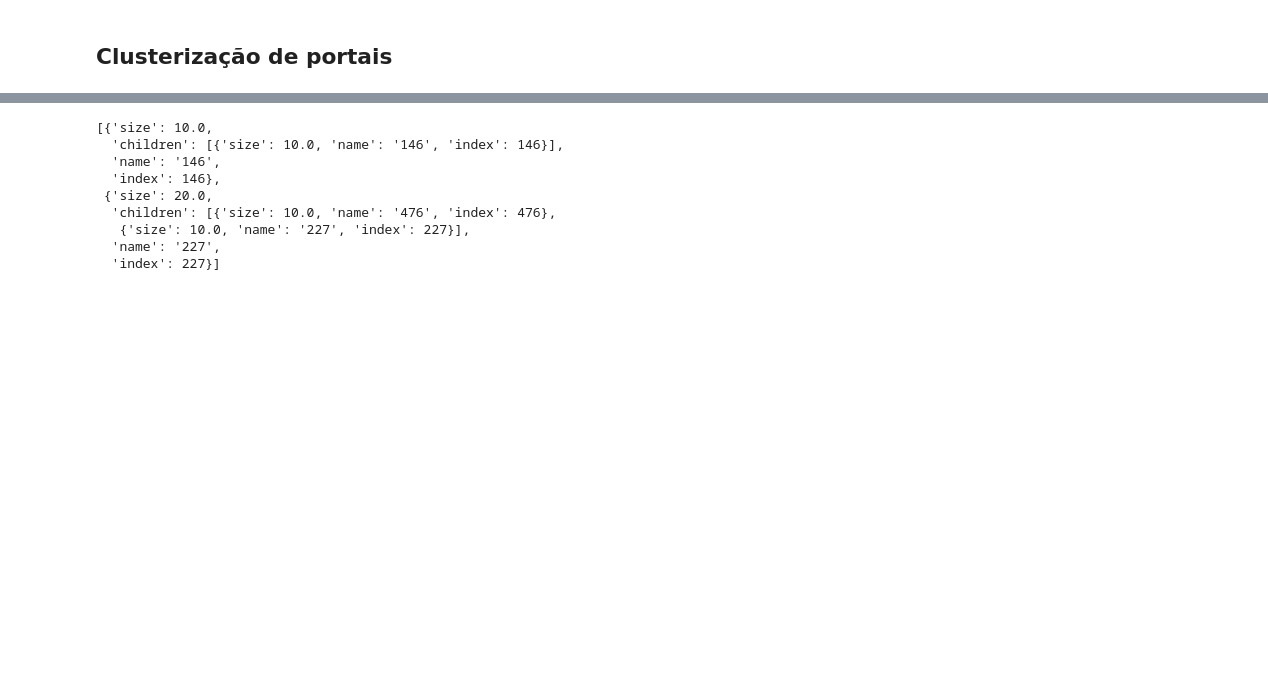
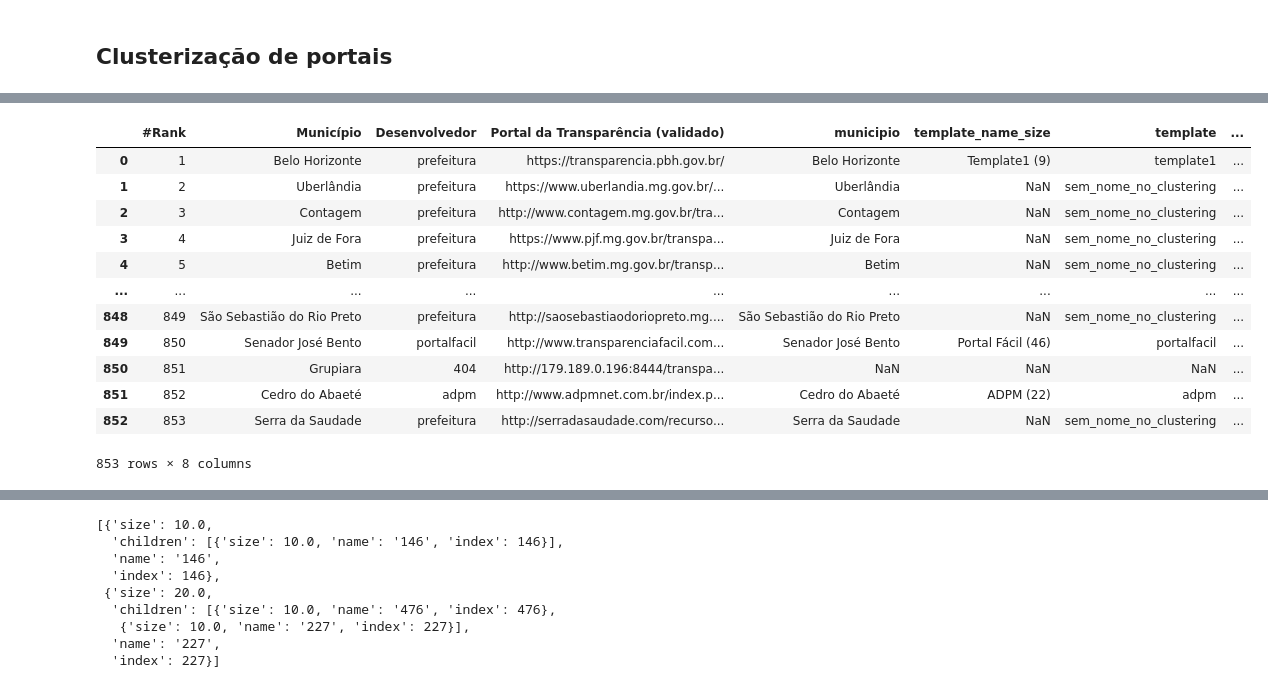
Before and after one commit to MPMG-DCC-UFMG/F01-gerenciamento, a Jupyter notebook: dashboard/Dashboard Tests.ipynb, the cells around one changed output, grey strips where cells are left out. Drawn from its saved outputs; the diff is of its cells as text; code cells hidden in the pictures; blank space fills up the shorter version.

Commit message:
Identificando diferencas entre planilha e clustering

```diff
--- a/dashboard/Dashboard Tests.ipynb
+++ b/dashboard/Dashboard Tests.ipynb
@@ -23,0 +26,13 @@ import figures, main_etl, extract_data, transform_data
+# %%
+planilha = pd.read_csv('data/Portais x Templates - links_validados.csv',
+                       usecols=['#Rank', 'Município','Desenvolvedor',
+                                'Portal da Transparência (validado)']
+                      ).sort_values('#Rank')
+print('Planilha:', planilha.shape)
+display(planilha.head())
+
+clustering = pd.read_csv('data/municipios_clusters.csv',
+                        usecols=['municipio', 'template_name_size',
+                                 'template', 'cluster_id'])
+print('Clustering:', clustering.shape)
+display(clustering.head())
@@ -23,0 +54,30 @@ import figures, main_etl, extract_data, transform_data
+# %%
+# pre-processing
+clustering.template = clustering.template.str.normalize('NFKD').str.encode(
+    'ascii', errors='ignore').str.decode('utf-8')
+clustering.template = clustering.template.str.lower()
+clustering.template = clustering.template.str.replace(' ', '')
+planilha.Desenvolvedor = planilha.Desenvolvedor.str.lower()
+planilha.Desenvolvedor = planilha.Desenvolvedor.str.replace(' ', '')
+clustering.template = clustering.template.fillna('sem_nome_no_clustering')
+
+clustering.loc[clustering.municipio == 'Pingo d\'Água', 'municipio'] = 'Pingo-d\'Água'
+clustering.loc[clustering.municipio == 'São Thomé das Letras', 'municipio'] = 'São Tomé das Letras'
+
+# merge
+merged = pd.merge(planilha, clustering, left_on='Município', right_on='municipio', how='outer')
+merged
+# %% [output]
+|  | #Rank | Município | Desenvolvedor | Portal da Transparência (validado) | municipio | template_name_size | template | ... |
+| 0 | 1 | Belo Horizonte | prefeitura | https://transparencia.pbh.gov.br/ | Belo Horizonte | Template1 (9) | template1 | ... |
+| 1 | 2 | Uberlândia | prefeitura | https://www.uberlandia.mg.gov.br/... | Uberlândia | NaN | sem_nome_no_clustering | ... |
+| 2 | 3 | Contagem | prefeitura | http://www.contagem.mg.gov.br/tra... | Contagem | NaN | sem_nome_no_clustering | ... |
+| 3 | 4 | Juiz de Fora | prefeitura | https://www.pjf.mg.gov.br/transpa... | Juiz de Fora | NaN | sem_nome_no_clustering | ... |
+| 4 | 5 | Betim | prefeitura | http://www.betim.mg.gov.br/transp... | Betim | NaN | sem_nome_no_clustering | ... |
+| ... | ... | ... | ... | ... | ... | ... | ... | ... |
+| 848 | 849 | São Sebastião do Rio Preto | prefeitura | http://saosebastiaodoriopreto.mg.... | São Sebastião do Rio Preto | NaN | sem_nome_no_clustering | ... |
+| 849 | 850 | Senador José Bento | portalfacil | http://www.transparenciafacil.com... | Senador José Bento | Portal Fácil (46) | portalfacil | ... |
+| 850 | 851 | Grupiara | 404 | http://179.189.0.196:8444/transpa... | NaN | NaN | NaN | ... |
+| 851 | 852 | Cedro do Abaeté | adpm | http://www.adpmnet.com.br/index.p... | Cedro do Abaeté | ADPM (22) | adpm | ... |
+| 852 | 853 | Serra da Saudade | prefeitura | http://serradasaudade.com/recurso... | Serra da Saudade | NaN | sem_nome_no_clustering | ... |
+853 rows × 8 columns
```
Also changed, not shown: parts of 4 cells of this notebook, 11 other files.
